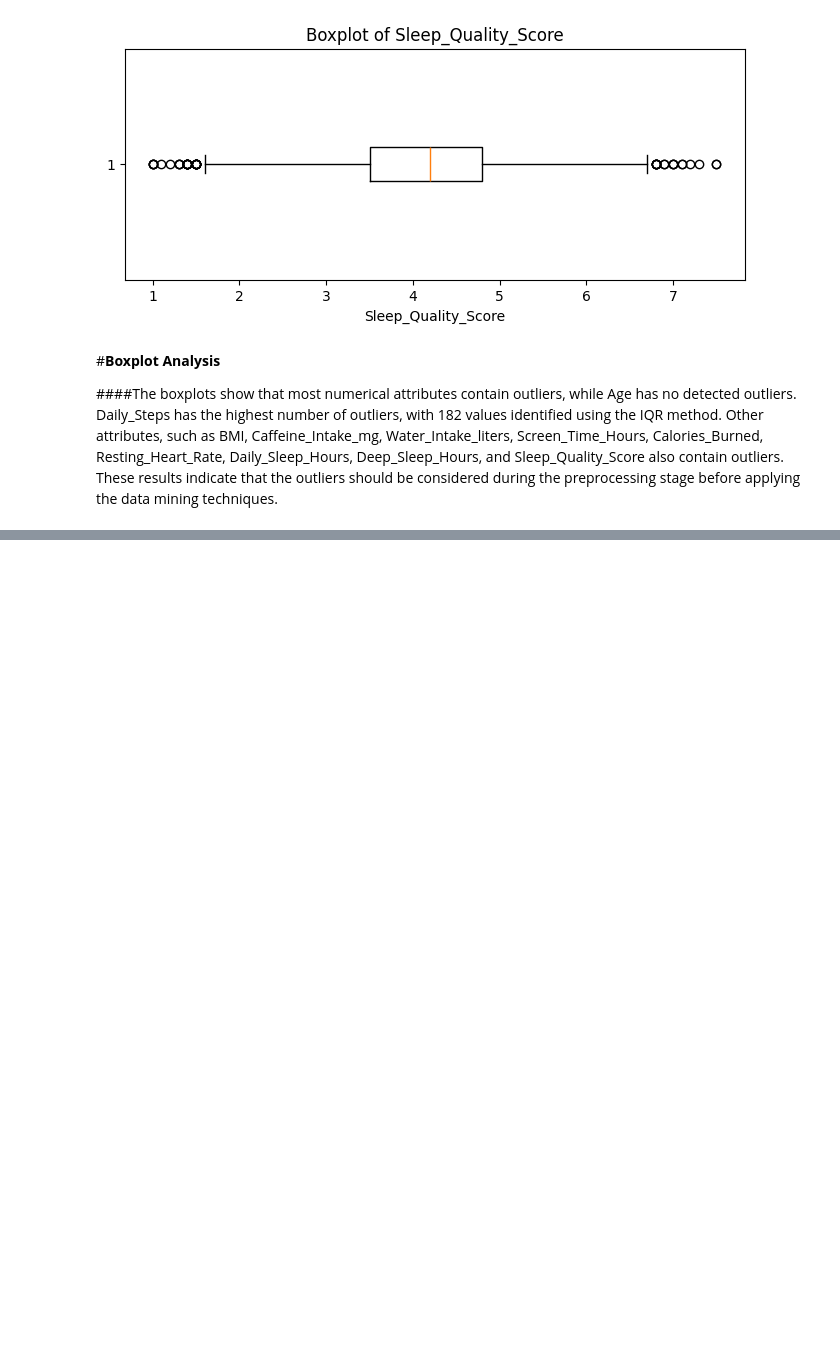
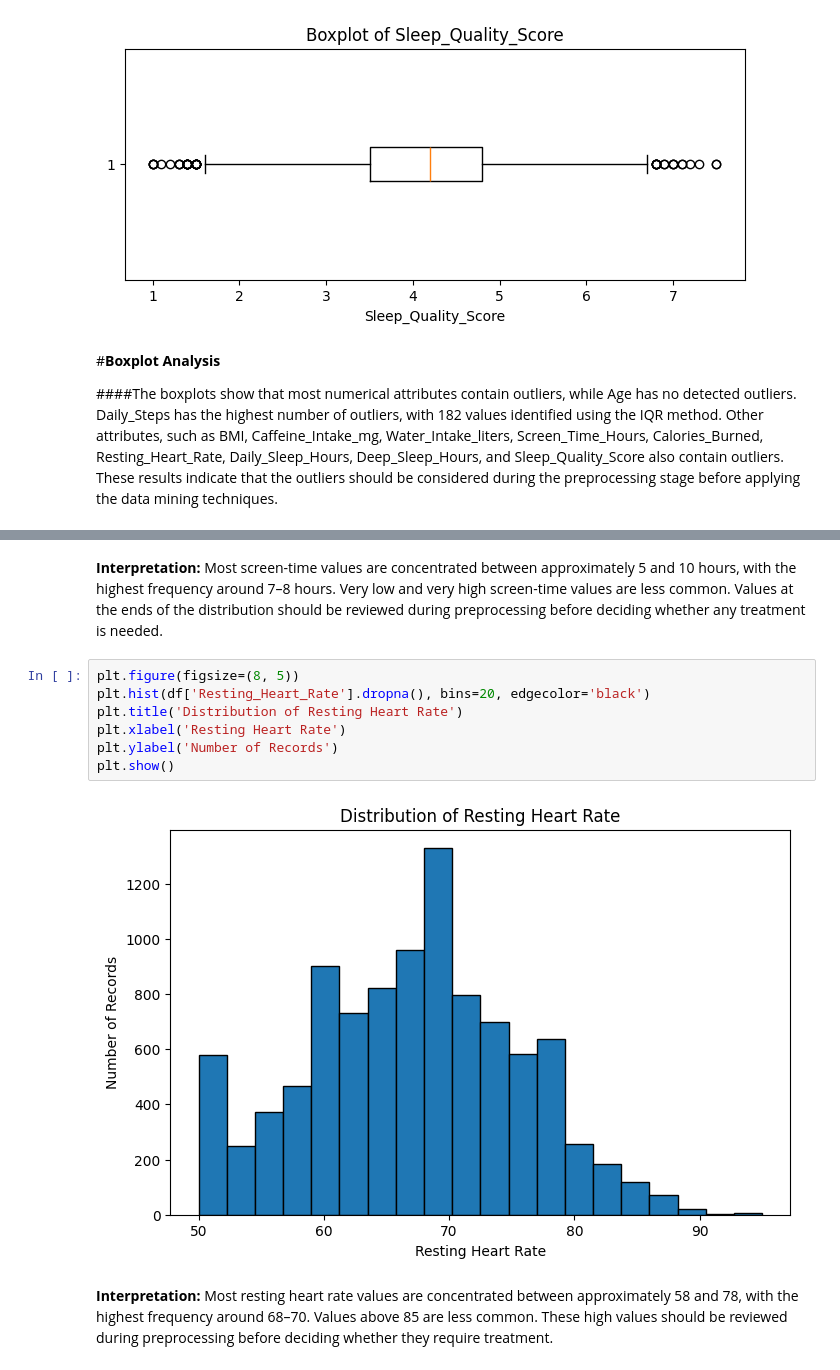
Before and after one commit to hend-22/-IT326-Project, a Jupyter notebook: Reports/Phase2.ipynb, the cells around one changed output, grey strips where cells are left out. Drawn from its saved outputs; the diff is of its cells as text; blank space fills up the shorter version.

```diff
--- a/Reports/Phase2.ipynb
+++ b/Reports/Phase2.ipynb
@@ -103,0 +139,13 @@ for column in numeric_columns:
+# %% [markdown]
+**Interpretation:** Most screen-time values are concentrated between approximately 5 and 10 hours, with the highest frequency around 7–8 hours. Very low and very high screen-time values are less common. Values at the ends of the distribution should be reviewed during preprocessing before deciding whether any treatment is needed.
+# %%
+plt.figure(figsize=(8, 5))
+plt.hist(df['Resting_Heart_Rate'].dropna(), bins=20, edgecolor='black')
+plt.title('Distribution of Resting Heart Rate')
+plt.xlabel('Resting Heart Rate')
+plt.ylabel('Number of Records')
+plt.show()
+# %% [output]
+[figure, added]
+# %% [markdown]
+**Interpretation:** Most resting heart rate values are concentrated between approximately 58 and 78, with the highest frequency around 68–70. Values above 85 are less common. These high values should be reviewed during preprocessing before deciding whether they require treatment.
```
Also changed, not shown: parts of 6 cells of this notebook.
